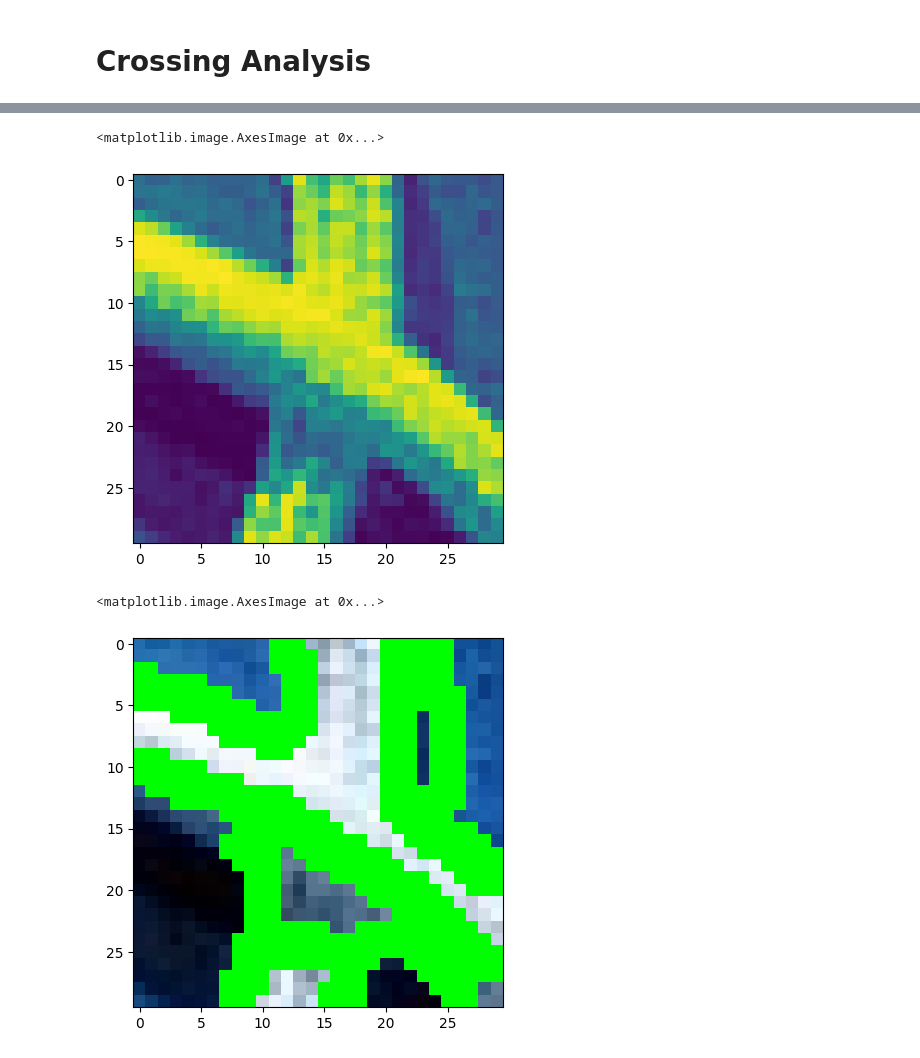
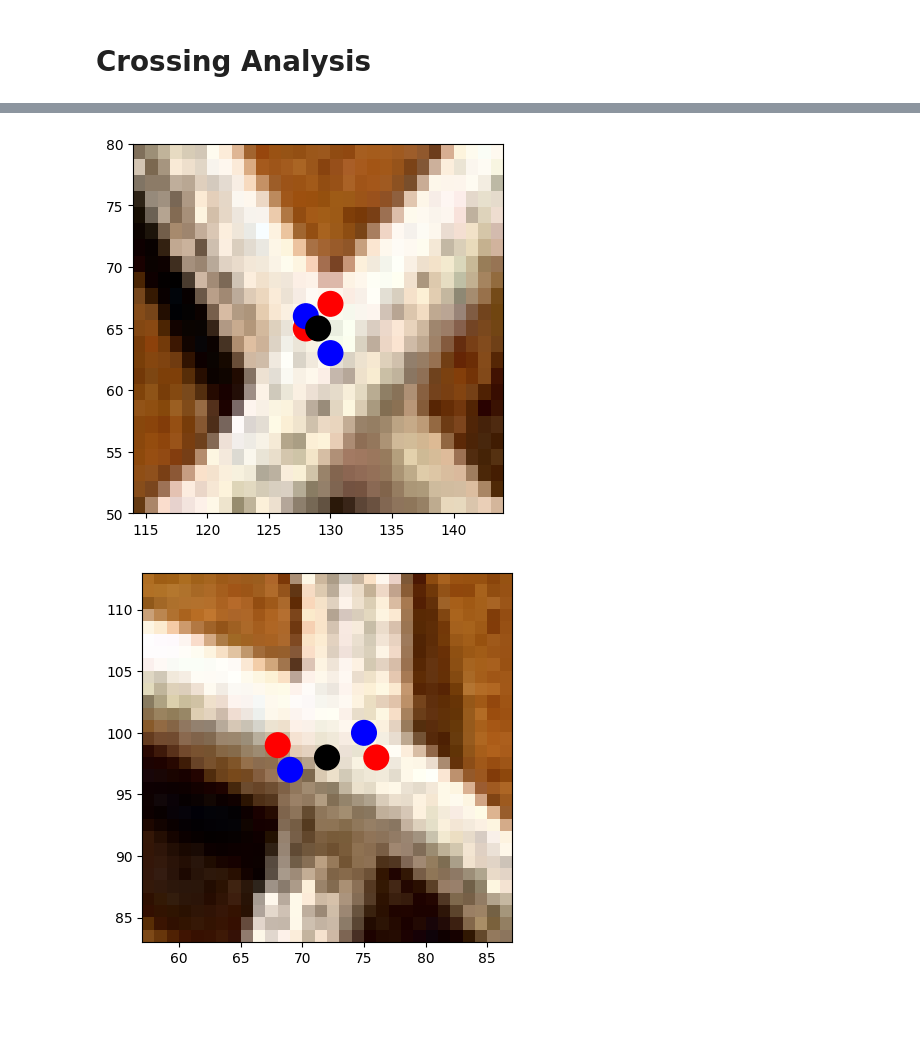
Before and after one commit to PhilJ0ly/knotId, a Jupyter notebook: skeleton_zhang.ipynb, the cells around one changed output, grey strips where cells are left out. Saved outputs shown, nothing was run; the diff lists cells and outputs as text; code cells hidden in the pictures; blank space fills up the shorter version.

Commit message:
added a intersection viewer function along with recognition for opposit pairs of intersection points

```diff
--- a/skeleton_zhang.ipynb
+++ b/skeleton_zhang.ipynb
@@ -398,2 +400,35 @@ if err_num>0:
 # %% [markdown]
 # Crossing Analysis
+# %%
+def opposite_pair(n):
+    n0 = n[0]
+
+    for i in range(2):
+        ni = n[i+1]
+        if n0[0]-ni[0] != 0:
+            m = float(n0[1]-ni[1])/float(n0[0]-ni[0])
+            b = n0[1]-m*n0[0]
+
+            over = 0
+            for j in range(3):
+                if i == j:
+                    pass
+
+                y_pred = m*n[j+1][0]+b
+
+                if n[j+1][1] > y_pred:
+                    over += 1
+        else:
+            over = 0
+            for j in range(3):
+                if i == j:
+                    pass
+                if n[j+1][0] > n0[0]:
+                    over += 1
+
+        if over == 1:
+            p1 = [n0, n[i+1]]
+            p2 = [el for el in n if el not in p1]
+            return (p1, p2)
+
+    return ([n0, n[-1]], [n[1], n[2]])
@@ -401,4 +479,6 @@ if err_num>0:
 new_ints = []
 for node in G.nodes:
     if G.degree(node) == 4:
-        new_ints.append(node)
+        neighbors = list(G.neighbors(node))
+        p1, p2 = opposite_pair(neighbors)
+        new_ints.append([node, (p1, p2)])
@@ -414,24 +485,7 @@ plt.imshow(cross_img)
-# %%
-cross = cv2.cvtColor(cross_img, cv2.COLOR_BGR2GRAY)
-plt.imshow(cross)
-# %% [output]
-<matplotlib.image.AxesImage at 0x...>
-[figure, removed]
-# %%
-blurred = cv2.GaussianBlur(cross, (5, 5), 0)
-
-# Apply edge detection (Canny algorithm), make sure the input is a valid grayscale image
-edges = cv2.Canny(blurred, 50, 100)
-
-# Find contours to detect ropes
-contours, _ = cv2.findContours(edges, cv2.RETR_TREE, cv2.CHAIN_APPROX_SIMPLE)
-
-# Draw the contours on the original image for visualization
-image_with_contours = cross_img.copy()
-cv2.drawContours(image_with_contours, contours, -1, (0, 255, 0), 2)
-image_rgb = cv2.cvtColor(image_with_contours, cv2.COLOR_BGR2RGB)
-
-plt.imshow(image_rgb)
-# %% [output]
-<matplotlib.image.AxesImage at 0x...>
-[figure, removed]
+# %%
+c = 15
+for img_int in new_ints:
+    show_int(img_int[0], img_int[1], img_original, 1, 15)
+# %% [output]
+[figure, added]
+[figure, added]
```
Also changed, not shown: parts of 5 cells of this notebook, 1 other file.
